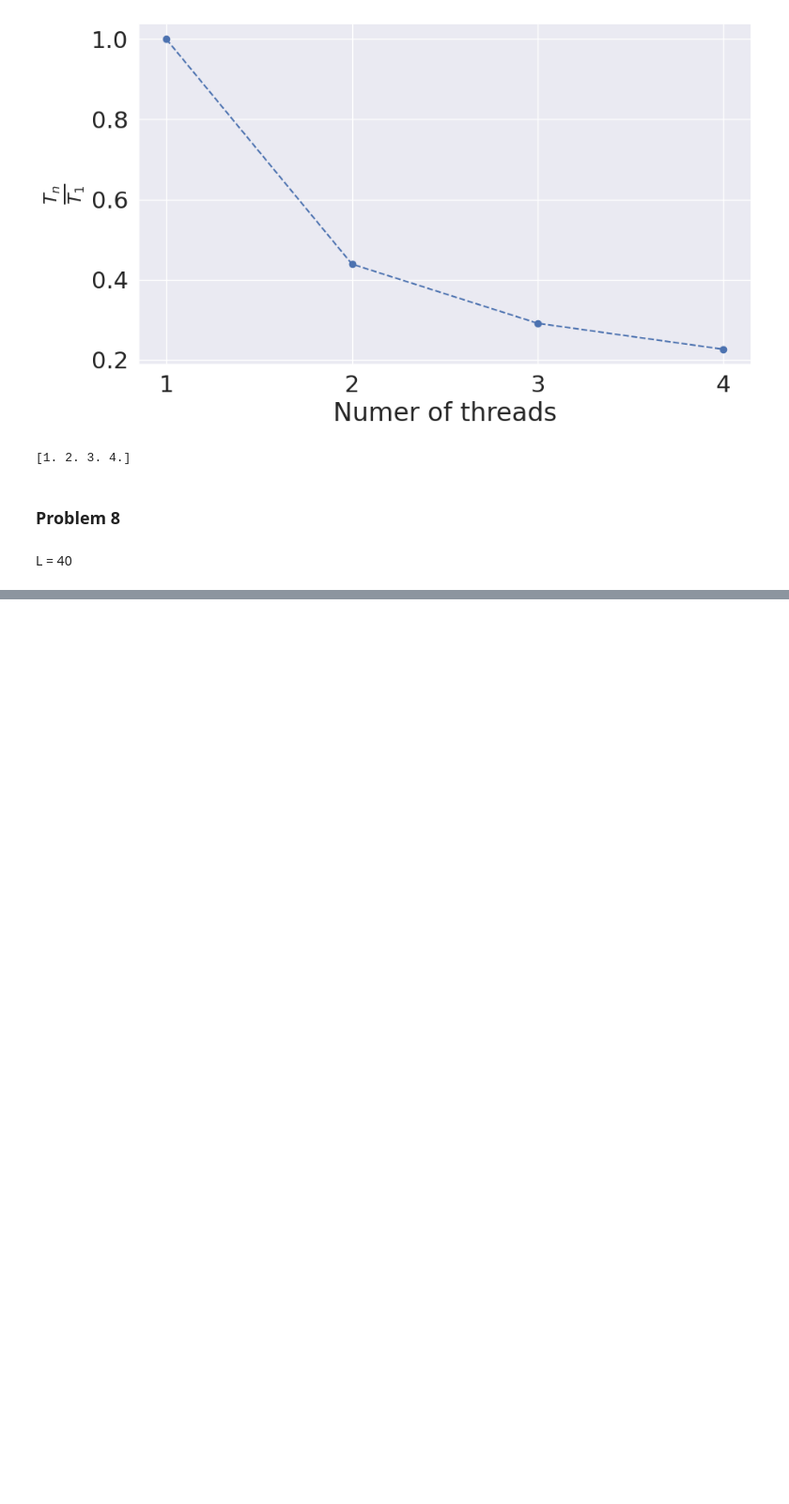
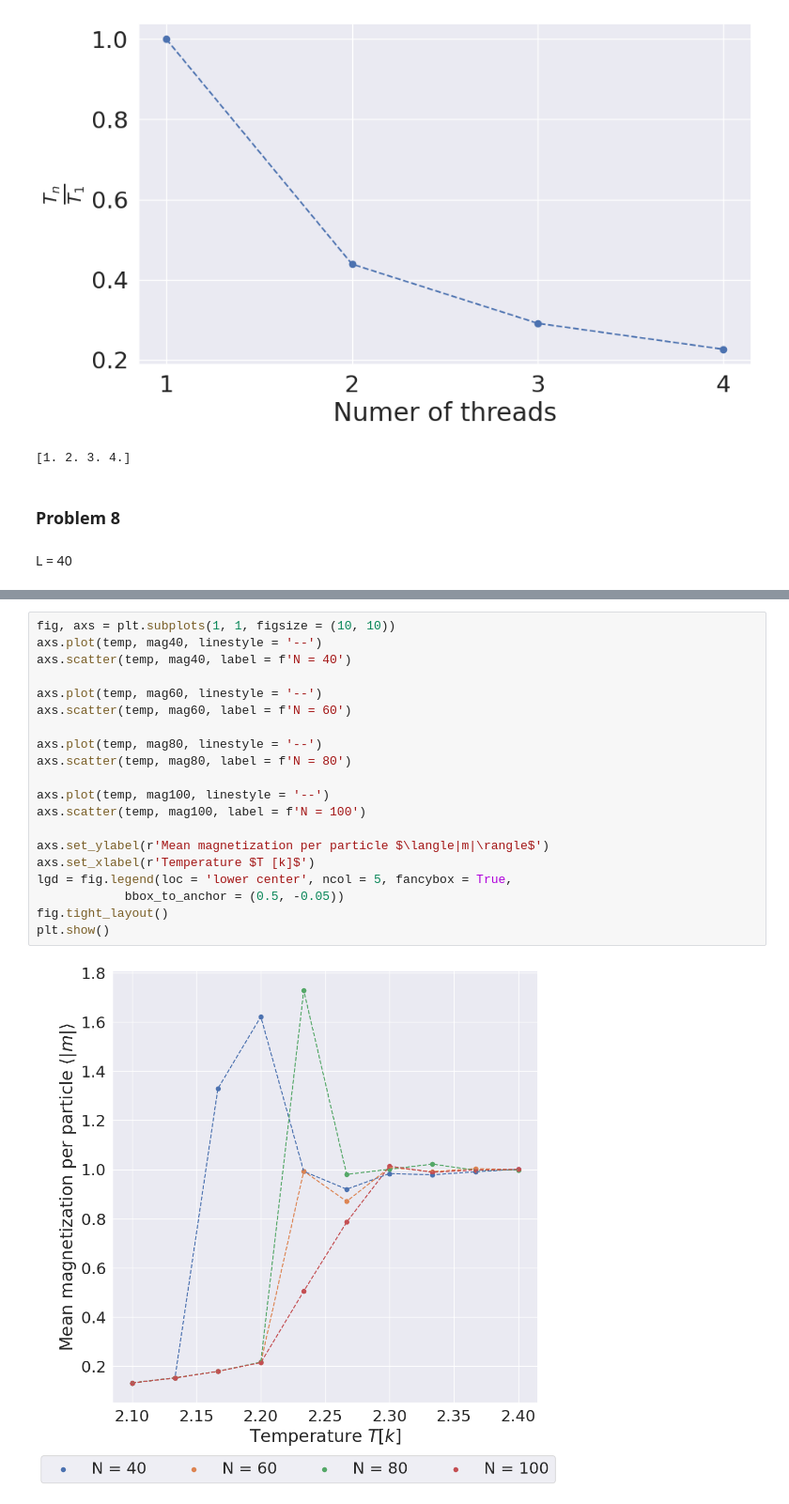
Before and after one commit to augude/fys3150, a Jupyter notebook: Project4/plotting.ipynb, the cells around one changed output, grey strips where cells are left out. Shown at 94% size. Saved outputs shown, nothing was run; the diff lists cells and outputs as text; blank space fills up the shorter version.

```diff
--- a/Project4/plotting.ipynb
+++ b/Project4/plotting.ipynb
@@ -311,0 +355,22 @@ FileNotFoundError: [Errno 2] No such file or directory: 'L=80_0.csv'
+# %%
+fig, axs = plt.subplots(1, 1, figsize = (10, 10))
+axs.plot(temp, mag40, linestyle = '--')
+axs.scatter(temp, mag40, label = f'N = 40')
+
+axs.plot(temp, mag60, linestyle = '--')
+axs.scatter(temp, mag60, label = f'N = 60')
+
+axs.plot(temp, mag80, linestyle = '--')
+axs.scatter(temp, mag80, label = f'N = 80')
+
+axs.plot(temp, mag100, linestyle = '--')
+axs.scatter(temp, mag100, label = f'N = 100')
+
+axs.set_ylabel(r'Mean magnetization per particle $\langle|m|\rangle$')
+axs.set_xlabel(r'Temperature $T [k]$')
+lgd = fig.legend(loc = 'lower center', ncol = 5, fancybox = True,
+            bbox_to_anchor = (0.5, -0.05))
+fig.tight_layout()
+plt.show()
+# %% [output]
+[figure, added]
```
Also changed, not shown: parts of 12 cells of this notebook.
